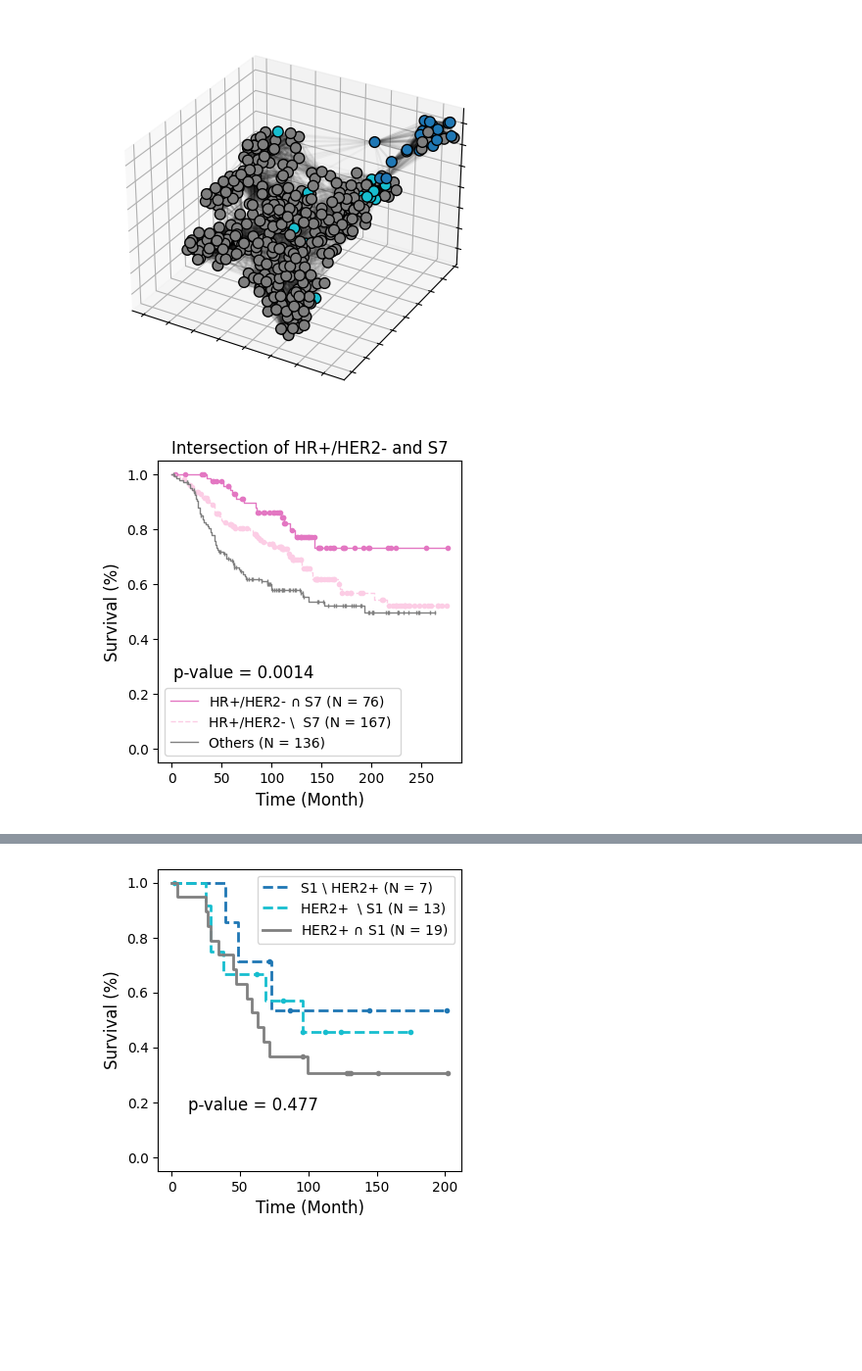
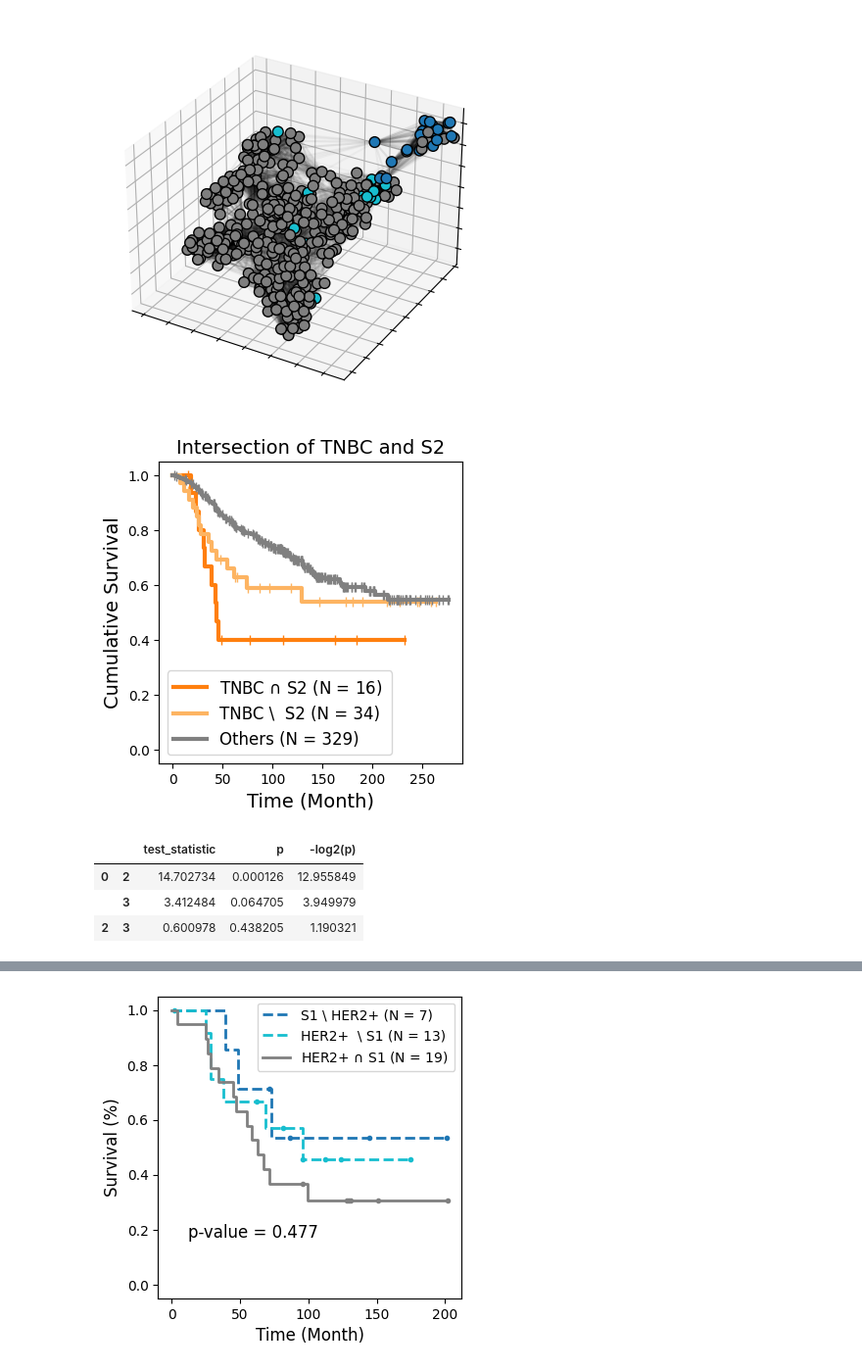
Before and after one commit to JasmineZhen218/BiGraphKernel, a Jupyter notebook: h_link_with_clinical_data_random_split/demo_subgroup_link_with_clinical_subtype.ipynb, the cells around one changed output, grey strips where cells are left out. Shown at 98% size. Drawn from its saved outputs; the diff is of its cells as text; code cells hidden in the pictures; blank space fills up the shorter version.

```diff
--- a/h_link_with_clinical_data_random_split/demo_subgroup_link_with_clinical_subtype.ipynb
+++ b/h_link_with_clinical_data_random_split/demo_subgroup_link_with_clinical_subtype.ipynb
@@ -568,9 +589,9 @@ plt.show()
 # %%
-f, ax = plt.subplots(figsize=(4, 4))
+f, ax = plt.subplots(figsize=(4,4))
 kmf = KaplanMeierFitter()
 
-clinical_subtype = "HR+/HER2-"
-subgroup_id = 7
+clinical_subtype = "TNBC"
+subgroup_id = 2
 
 
 Indices_A = (Subgroup_ids_ == subgroup_id) & (Clinical_subtypes_ == clinical_subtype)
@@ -585,9 +606,9 @@ kmf.plot_survival_function(
     ci_show=False,
     color=color_palette_Bigraph[subgroup_id],
     show_censors=True,
-    censor_styles={"ms": 3, "marker": "o"},
+    censor_styles={"ms": 7, "marker": "|"},
     markerfacecolor="grey",
-    linewidth=1,
+    linewidth=3,
     label=label,
 )
 
@@ -604,10 +625,10 @@ kmf.plot_survival_function(
     ci_show=False,
     color=color_palette_clinical[clinical_subtype],
     show_censors=True,
-    censor_styles={"ms": 3, "marker": "o"},
+    censor_styles={"ms": 7, "marker": "|"},
     markerfacecolor="grey",
-    linestyle='--',
-    linewidth=1,
+
+    linewidth=3,
 )
 
 
@@ -619,51 +640,61 @@ length_B, event_observed_B = (
     Status_[Indices_B],
 )
 label = r"Others (N = {})".format(len(length_B))
 kmf.fit(length_B, event_observed_B, label=label)
 kmf.plot_survival_function(
     ax=ax,
     ci_show=False,
     color="grey",
     show_censors=True,
-    censor_styles={"ms": 3, "marker": "|"},
-    linewidth=1,
+    censor_styles={"ms": 7, "marker": "|"},
+    linewidth=3,
     label=label,
+
 )
-
-
-
-
 
 
 Groups_ = np.zeros_like(Clinical_subtypes_, dtype=int)
 Groups_[((Clinical_subtypes_ == clinical_subtype)) & (Subgroup_ids_ == subgroup_id)] = 2
 Groups_[((Clinical_subtypes_ == clinical_subtype)) & (Subgroup_ids_ != subgroup_id)] = 3
 
 log_rank_test = multivariate_logrank_test(
     Length_,
     Groups_,
     Status_,
 )
 
 
-ax.legend(fontsize=10)
-ax.set_xlabel("Time (Month)", fontsize=12)
-ax.set_ylabel("Survival (%)", fontsize=12)
+ax.legend(fontsize=12)
+ax.set_xlabel("Time (Month)", fontsize=14)
+ax.set_ylabel("Cumulative Survival", fontsize=14)
 ax.set(
     ylim=(-0.05, 1.05),
 )
 
-ax.text(
-    0.05,
-    0.28,
-    s="p-value = {:.4f}".format(log_rank_test.p_value),
-    fontsize=12,
-    transform=ax.transAxes,
-)
-ax.set(title="Intersection of {} and {}".format(clinical_subtype, 'S'+str(subgroup_id)))
+# ax.text(
+#     0.3,
+#     0.9,
+#     s="p-value = {:.4f}".format(log_rank_test.p_value),
+#     fontsize=14,
+#     transform=ax.transAxes,
+# )
+ax.set_title("Intersection of {} and {}".format(clinical_subtype, 'S'+str(subgroup_id)), fontsize=14)
 plt.show()
 # %% [output]
-[figure, old version]
+[figure, new version]
+# %%
+from lifelines.statistics import pairwise_logrank_test
+log_rank_test = pairwise_logrank_test(
+    Length_,
+    Groups_,
+    Status_,
+)
+log_rank_test.summary
+# %% [output]
+|  |  | test_statistic | p | -log2(p) |
+| 0 | 2 | 14.702734 | 0.000126 | 12.955849 |
+|  | 3 | 3.412484 | 0.064705 | 3.949979 |
+| 2 | 3 | 0.600978 | 0.438205 | 1.190321 |
 # %%
 clinical_subtype = "TNBC"
 subgroup_id = 4
```
Also changed, not shown: parts of 3 cells of this notebook, 8 other files.
